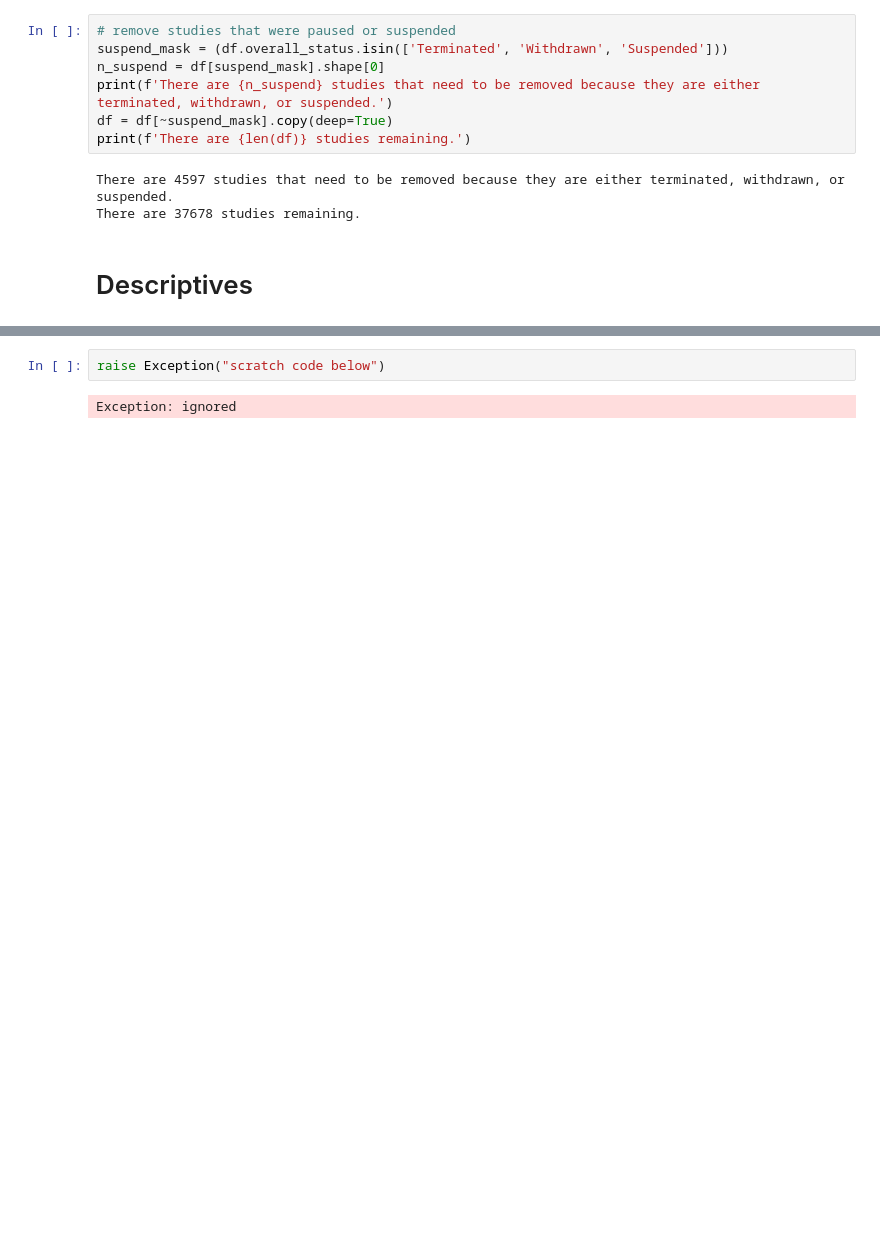
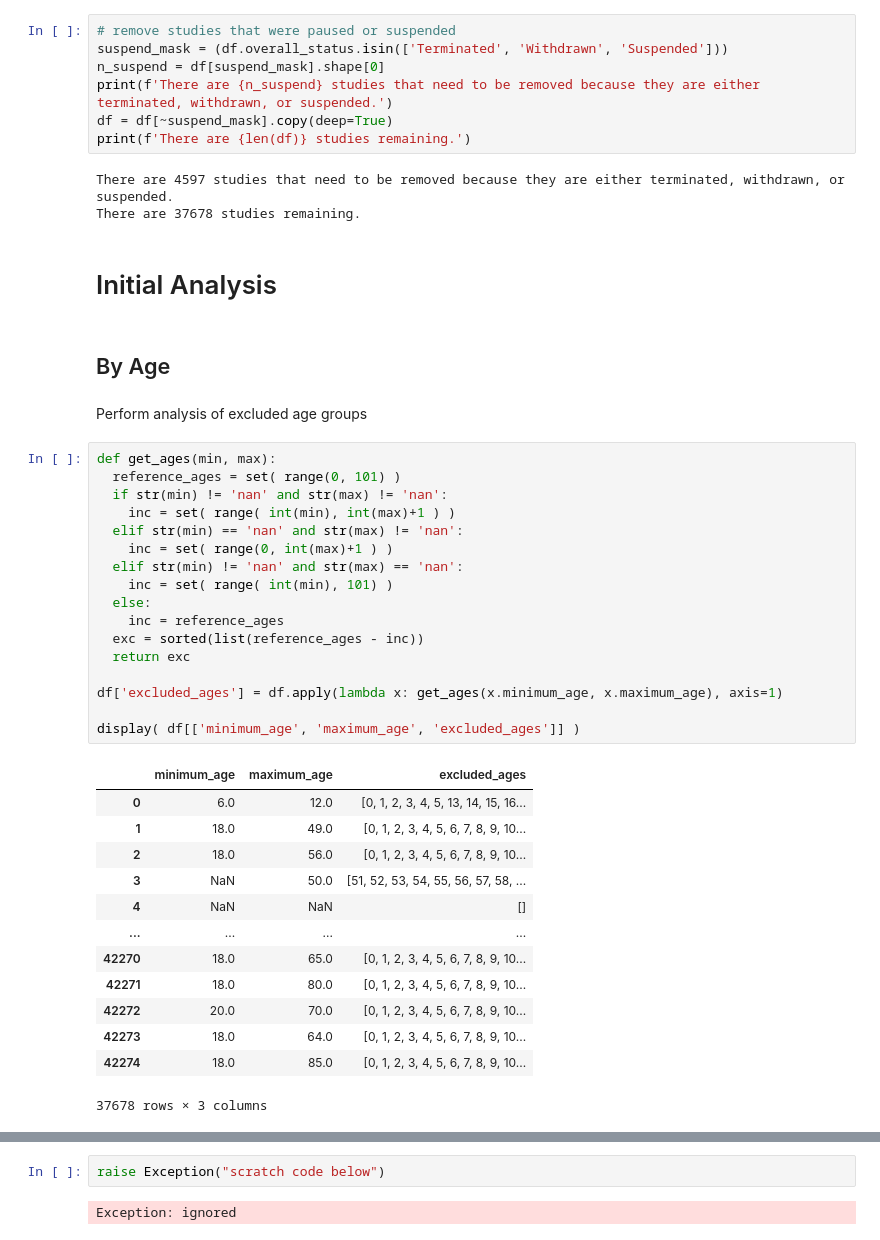
Before and after one commit to celinagacias/dc-symmetron, a Jupyter notebook: Data Cleaning and Analysis.ipynb, the cells around one changed output, grey strips where cells are left out. Cells and saved outputs as stored; diff of their text form; blank space fills up the shorter version.

```diff
--- a/Data Cleaning and Analysis.ipynb
+++ b/Data Cleaning and Analysis.ipynb
@@ -139,5 +139,40 @@ print(f'There are {len(df)} studies remaining.')
 # %% [output]
 There are 4597 studies that need to be removed because they are either terminated, withdrawn, or suspended.
 There are 37678 studies remaining.
-# %% [markdown]
-# Descriptives
+# %% [markdown]
+# Initial Analysis
+# %% [markdown]
+## By Age
+# %% [markdown]
+Perform analysis of excluded age groups
+# %%
+def get_ages(min, max):
+  reference_ages = set( range(0, 101) )
+  if str(min) != 'nan' and str(max) != 'nan':
+    inc = set( range( int(min), int(max)+1 ) )
+  elif str(min) == 'nan' and str(max) != 'nan':
+    inc = set( range(0, int(max)+1 ) )
+  elif str(min) != 'nan' and str(max) == 'nan':
+    inc = set( range( int(min), 101) )
+  else:
+    inc = reference_ages
+  exc = sorted(list(reference_ages - inc))
+  return exc
+
+df['excluded_ages'] = df.apply(lambda x: get_ages(x.minimum_age, x.maximum_age), axis=1)
+
+display( df[['minimum_age', 'maximum_age', 'excluded_ages']] )
+# %% [output]
+|  | minimum_age | maximum_age | excluded_ages |
+| 0 | 6.0 | 12.0 | [0, 1, 2, 3, 4, 5, 13, 14, 15, 16... |
+| 1 | 18.0 | 49.0 | [0, 1, 2, 3, 4, 5, 6, 7, 8, 9, 10... |
+| 2 | 18.0 | 56.0 | [0, 1, 2, 3, 4, 5, 6, 7, 8, 9, 10... |
+| 3 | NaN | 50.0 | [51, 52, 53, 54, 55, 56, 57, 58, ... |
+| 4 | NaN | NaN | [] |
+| ... | ... | ... | ... |
+| 42270 | 18.0 | 65.0 | [0, 1, 2, 3, 4, 5, 6, 7, 8, 9, 10... |
+| 42271 | 18.0 | 80.0 | [0, 1, 2, 3, 4, 5, 6, 7, 8, 9, 10... |
+| 42272 | 20.0 | 70.0 | [0, 1, 2, 3, 4, 5, 6, 7, 8, 9, 10... |
+| 42273 | 18.0 | 64.0 | [0, 1, 2, 3, 4, 5, 6, 7, 8, 9, 10... |
+| 42274 | 18.0 | 85.0 | [0, 1, 2, 3, 4, 5, 6, 7, 8, 9, 10... |
+37678 rows × 3 columns
```
Also changed, not shown: parts of 7 cells of this notebook.
